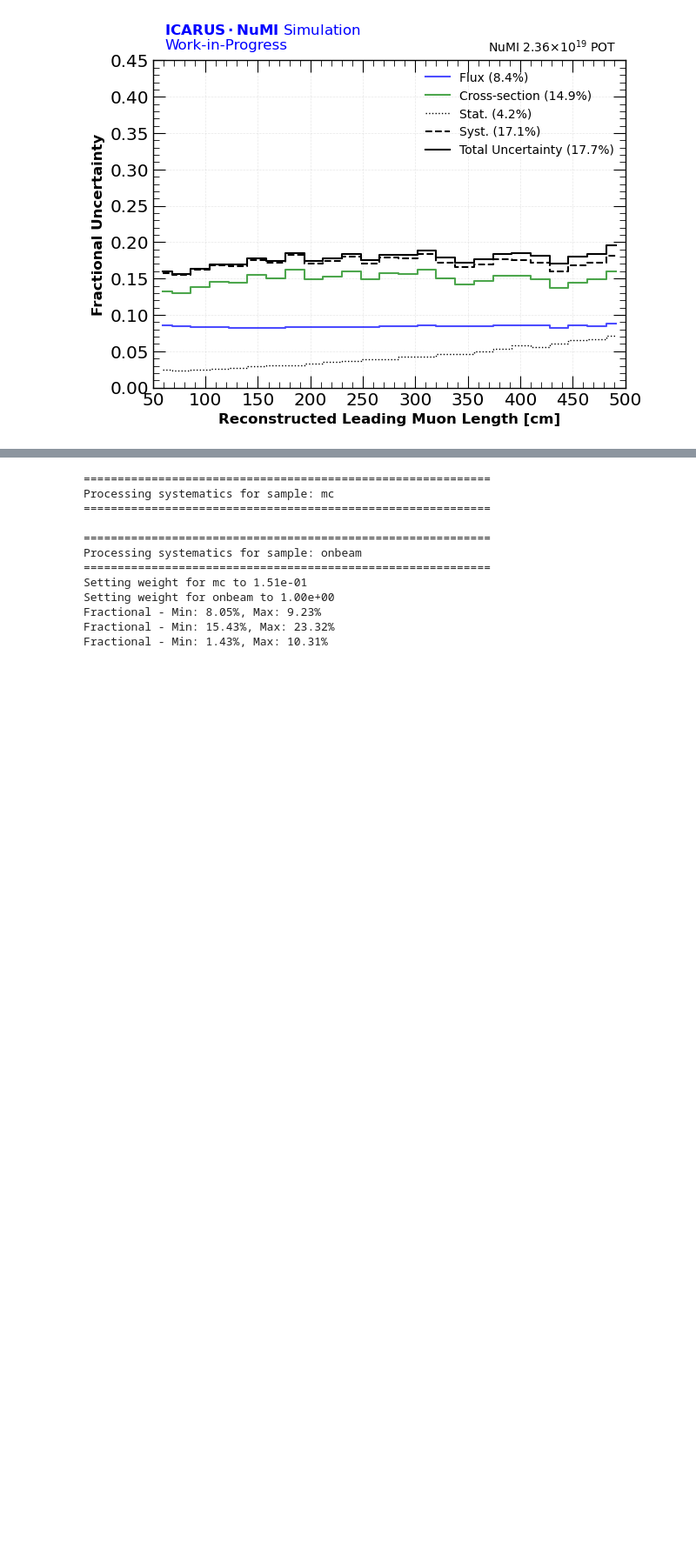
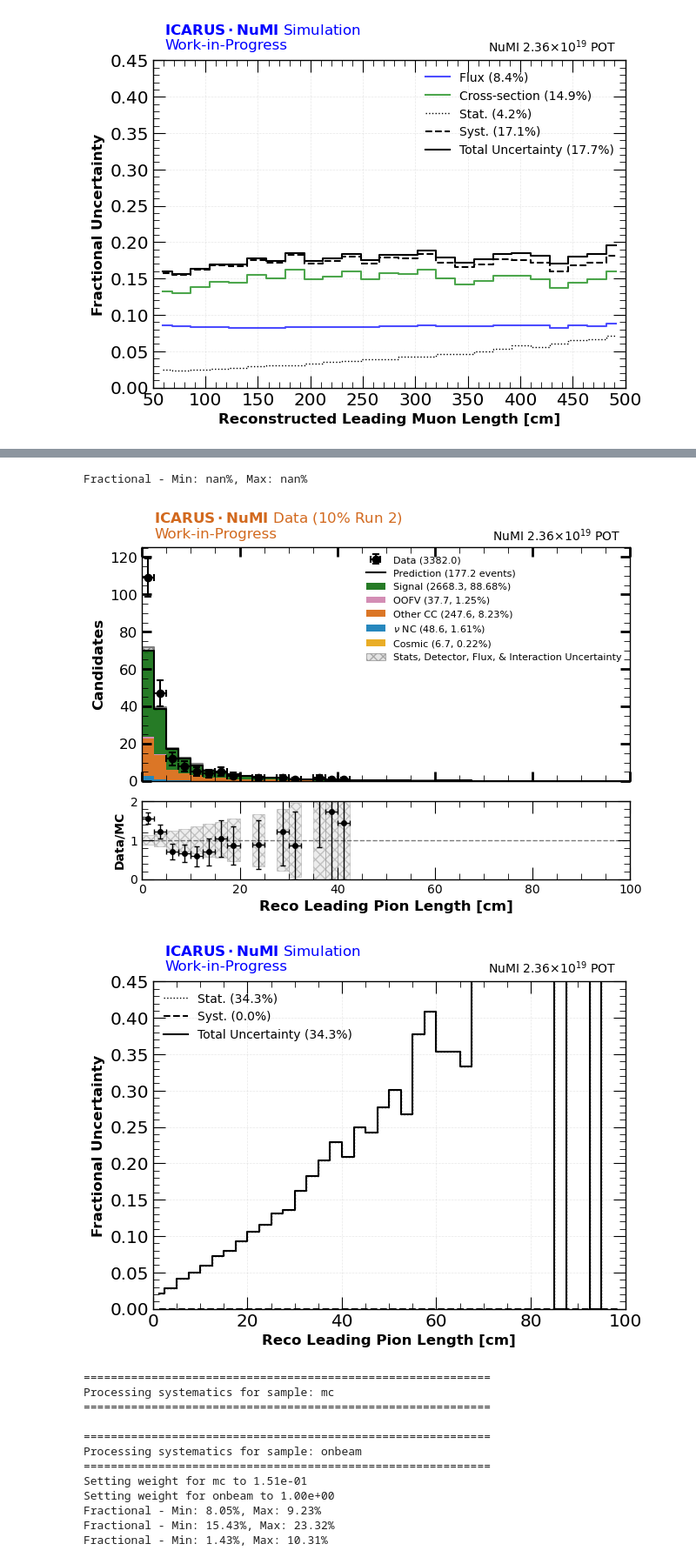
Before and after one commit to rvizarreta/ICARUS-NuMI-CC0pi-Selection, a Jupyter notebook: spineplot/myAnalysis/1muNp0pi_uncontained.ipynb, the cells around one changed output, grey strips where cells are left out. Shown at 87% size. Drawn from its saved outputs; the diff is of its cells as text; code cells hidden in the pictures; blank space fills up the shorter version.

Commit message:
fix sideband plots

```diff
--- a/spineplot/myAnalysis/1muNp0pi_uncontained.ipynb
+++ b/spineplot/myAnalysis/1muNp0pi_uncontained.ipynb
@@ -205,3 +205,8 @@ Fractional - Min: 12.97%, Max: 16.28%
 Fractional - Min: 2.35%, Max: 7.07%
 [figure]
 [figure]
+# %%
+# Leading Pion Length
+analysis = Analysis(ana_directory + '/leading_pion_length/leading_pion_length.toml', data_file)
+analysis.run(close_figs=False)
+# %% [output]
@@ -208,3 +230,6 @@ Fractional - Min: 2.35%, Max: 7.07%
+Fractional - Min: nan%, Max: nan%
+[figure, added]
+[figure, added]
 # %%
 # Leading muon polar angle plots
 analysis = Analysis(ana_directory + '/leading_muon_polar_angle/leading_muon_polar_angle.toml', data_file)
```
Also changed, not shown: parts of 1 cell of this notebook, 10 other files.
